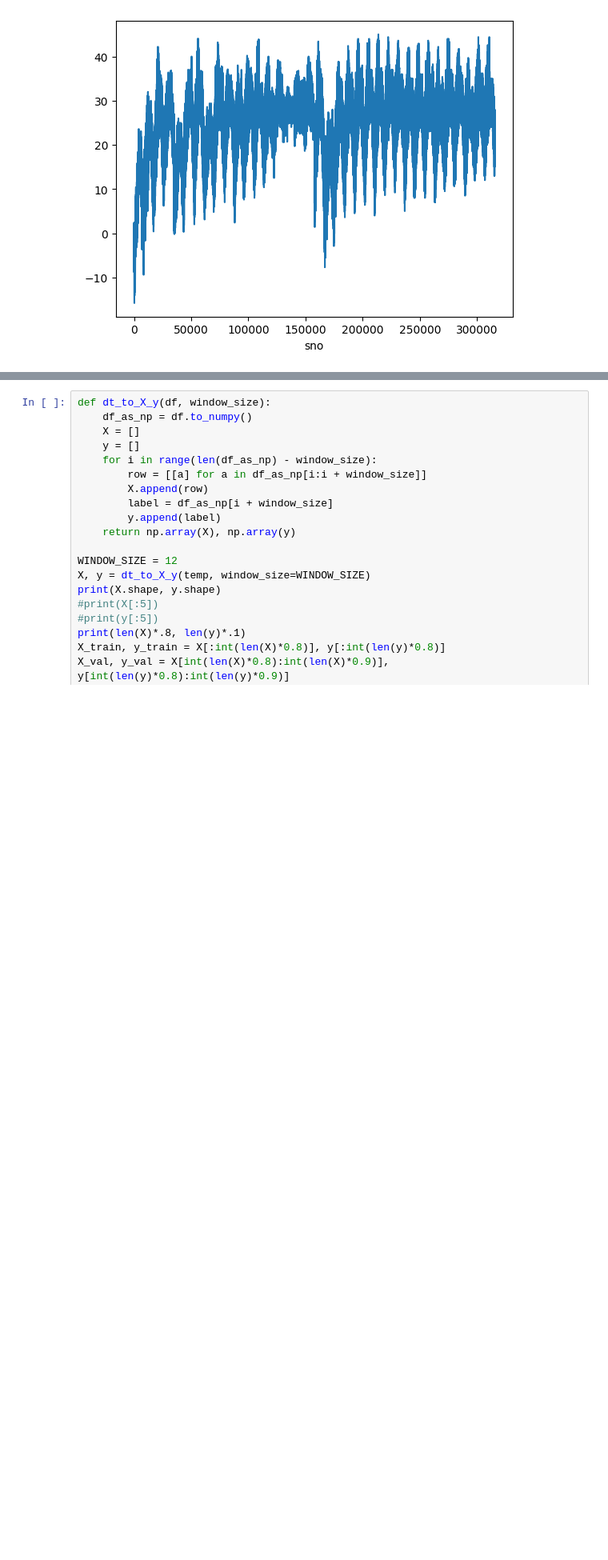
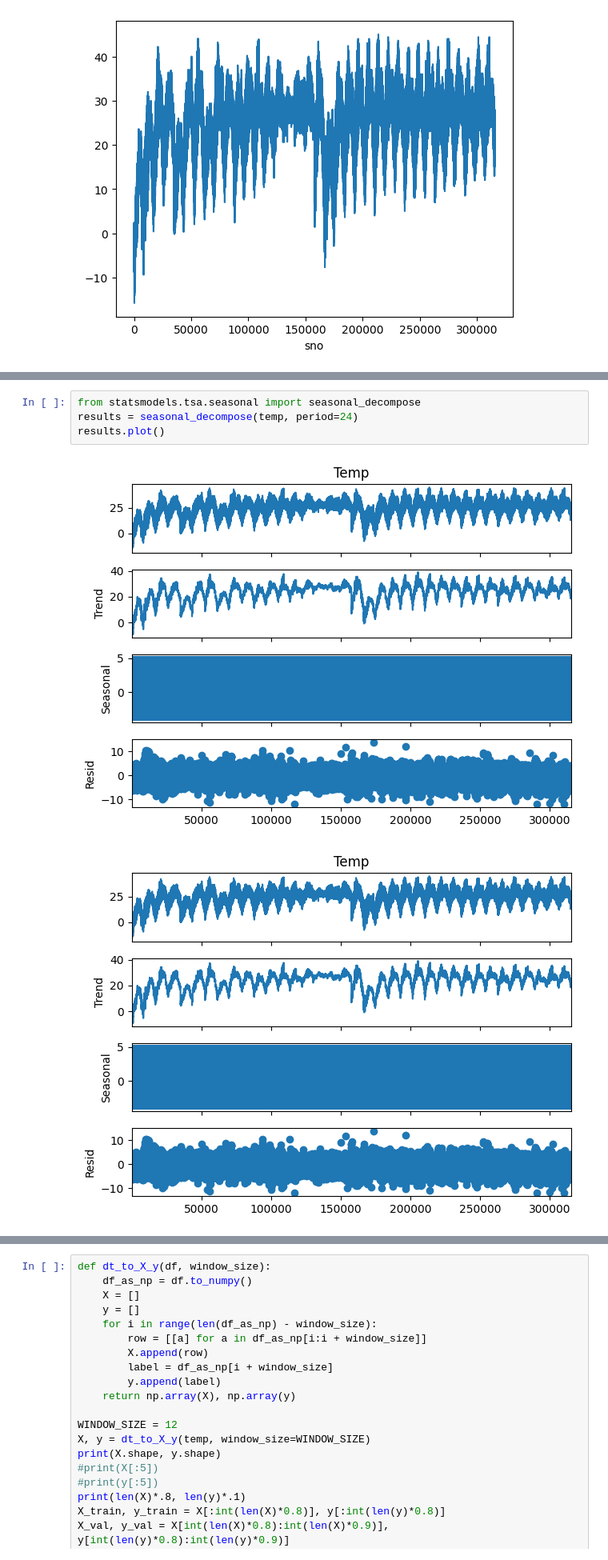
Before and after one commit to vipulhld001/flower, a Jupyter notebook: Weather/try.ipynb, the cells around one changed output, grey strips where cells are left out. Shown at 80% size. Saved outputs shown, nothing was run; the diff lists cells and outputs as text; blank space fills up the shorter version.

```diff
--- a/Weather/try.ipynb
+++ b/Weather/try.ipynb
@@ -55,0 +75,7 @@ temp.plot()
+# %%
+from statsmodels.tsa.seasonal import seasonal_decompose
+results = seasonal_decompose(temp, period=24)
+results.plot()
+# %% [output]
+[figure, added]
+[figure, added]
```
Also changed, not shown: parts of 12 cells of this notebook, 2 other files.
